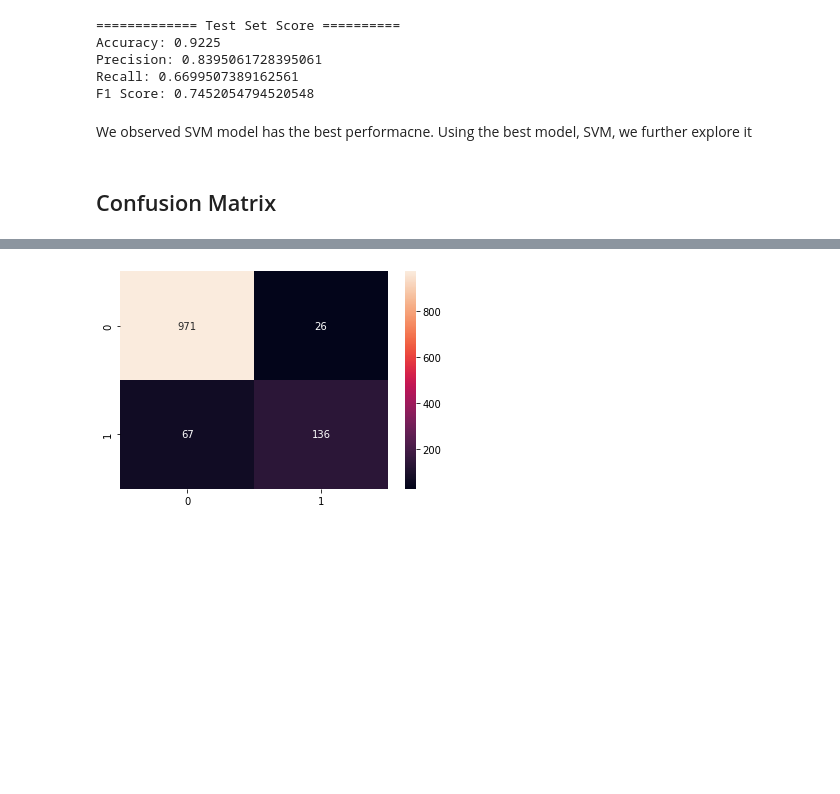
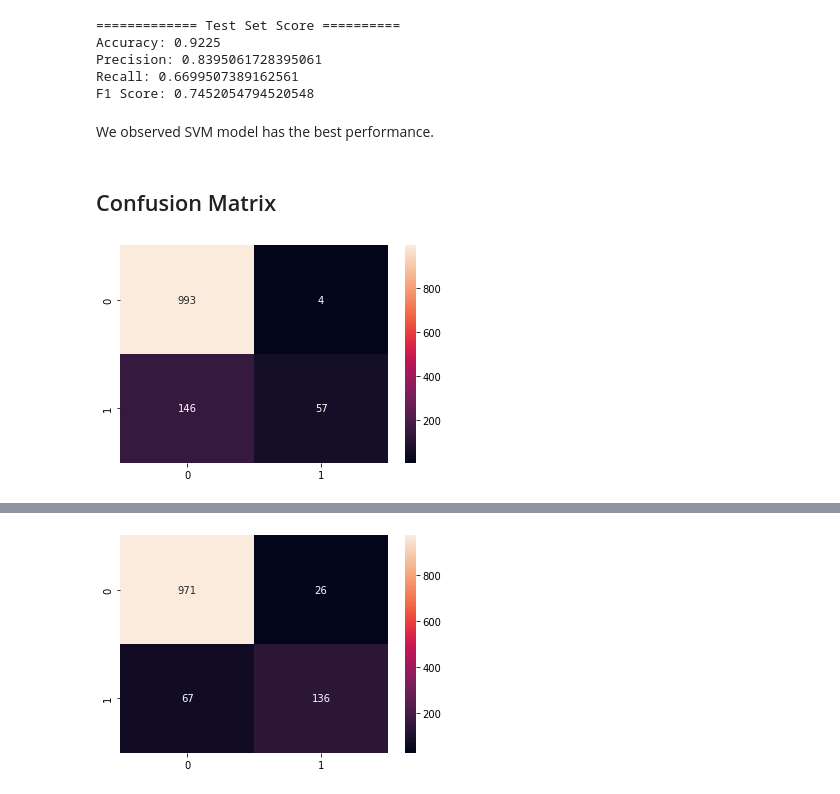
Before and after one commit to ckng0221/COVID-19_Lungs_Classification, a Jupyter notebook: Covid_Classification.ipynb, the cells around one changed output, grey strips where cells are left out. Saved outputs shown, nothing was run; the diff lists cells and outputs as text; code cells hidden in the pictures; blank space fills up the shorter version.

Commit message:
Added confusion matrices

```diff
--- a/Covid_Classification.ipynb
+++ b/Covid_Classification.ipynb
@@ -560,8 +574,8 @@ SVM ROC AUC: 0.99892246745897
 X_test = pipeline.transform(X_test)
 # %%
 # Random Forest
-y_test_pred = forest_best.predict(X_test)
-score_check(y_test, y_test_pred, 'Test')
+rf_y_test_pred = forest_best.predict(X_test)
+score_check(y_test, rf_y_test_pred, 'Test')
 # %% [output]
 ============= Test Set Score ==========
 Accuracy: 0.875
@@ -589,7 +603,6 @@ Precision: 0.8395061728395061
 Recall: 0.6699507389162561
 F1 Score: 0.7452054794520548
 # %% [markdown]
-We observed SVM model has the best performacne.
-Using the best model, SVM, we further explore it
+We observed SVM model has the best performance.
 # %% [markdown]
 ## Confusion Matrix
@@ -595,0 +612,7 @@ Using the best model, SVM, we further explore it
+# %%
+# Random Forest
+
+cf_matrix = confusion_matrix(y_test, rf_y_test_pred)
+sns.heatmap(cf_matrix, annot=True, fmt='.3g');
+# %% [output]
+[figure, added]
```
Also changed, not shown: parts of 8 cells of this notebook, 3 other files.
